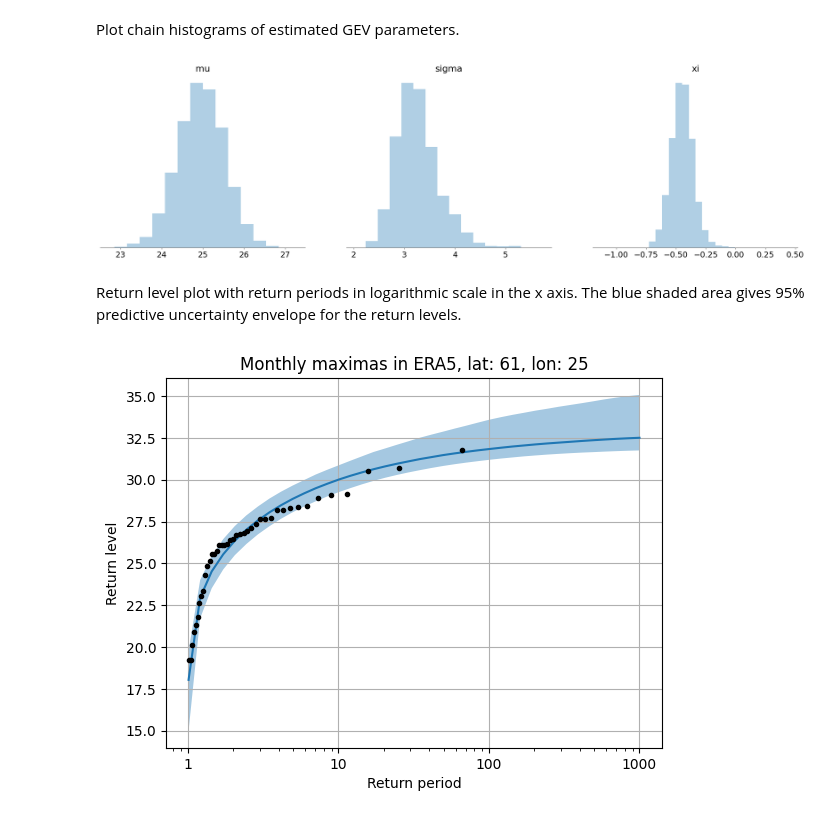
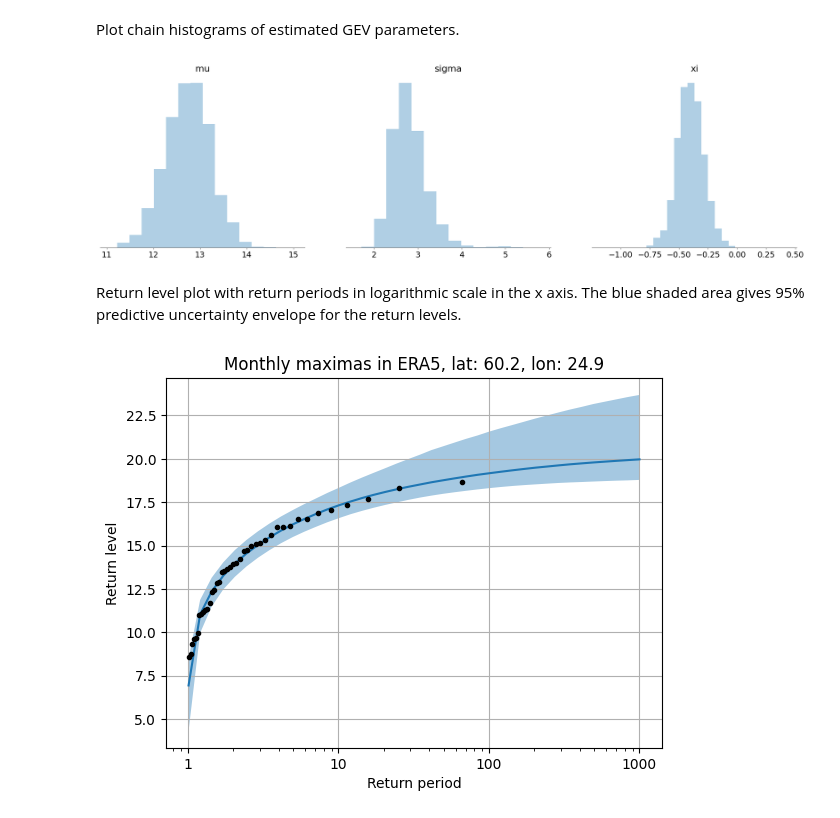
Before and after one commit to fmidev/RISKADAPT, a Jupyter notebook: ERA5_extreme_values.ipynb, the cells around one changed output. Saved outputs shown, nothing was run; the diff lists cells and outputs as text; code cells hidden in the pictures.

```diff
--- a/ERA5_extreme_values.ipynb
+++ b/ERA5_extreme_values.ipynb
@@ -44,10 +53,10 @@ We provide a set of Python functions that can be used to fit a generalized extre
 # %%
 import cmdstan_gev as stangev
 
-# select one location
-lat = 61
-lon = 25
-month = 8
+# select one location and one month
+lat = 60.2
+lon = 24.9
+month = 4
 
 months = era5['time.month']
 y = era5['t2m'].where(months==month, drop=True).interp(latitude=lat, longitude=lon) - 273.15
@@ -74,0 +69,2 @@ chain 4 |          | 00:00 Status
+# %%
+fit = stangev.gev_fit(y, hyper={'xi0': -0.3, 'xisig0': 0.2, 'sig0': 3.5}, adapt_delta=0.85, show_progress=False)
@@ -78,12 +84,12 @@ Plot chain histograms of estimated GEV parameters.
 stangev.gev_posterior(fit)
 plt.show()
 # %% [output]
-[figure, old version]
+[figure, new version]
 # %% [markdown]
 Return level plot with return periods in logarithmic scale in the x axis. The blue shaded area gives 95% predictive uncertainty envelope for the return levels.
 # %%
-stangev.gev_qplot(y.values, fit, maxp=1000)
+stangev.gev_qplot(y, fit, maxp=1000)
 plt.title(f'Monthly maximas in ERA5, lat: {lat}, lon: {lon}')
 plt.show()
 # %% [output]
-[figure, old version]
+[figure, new version]
```
Also changed, not shown: parts of 11 cells of this notebook, 3 other files.
